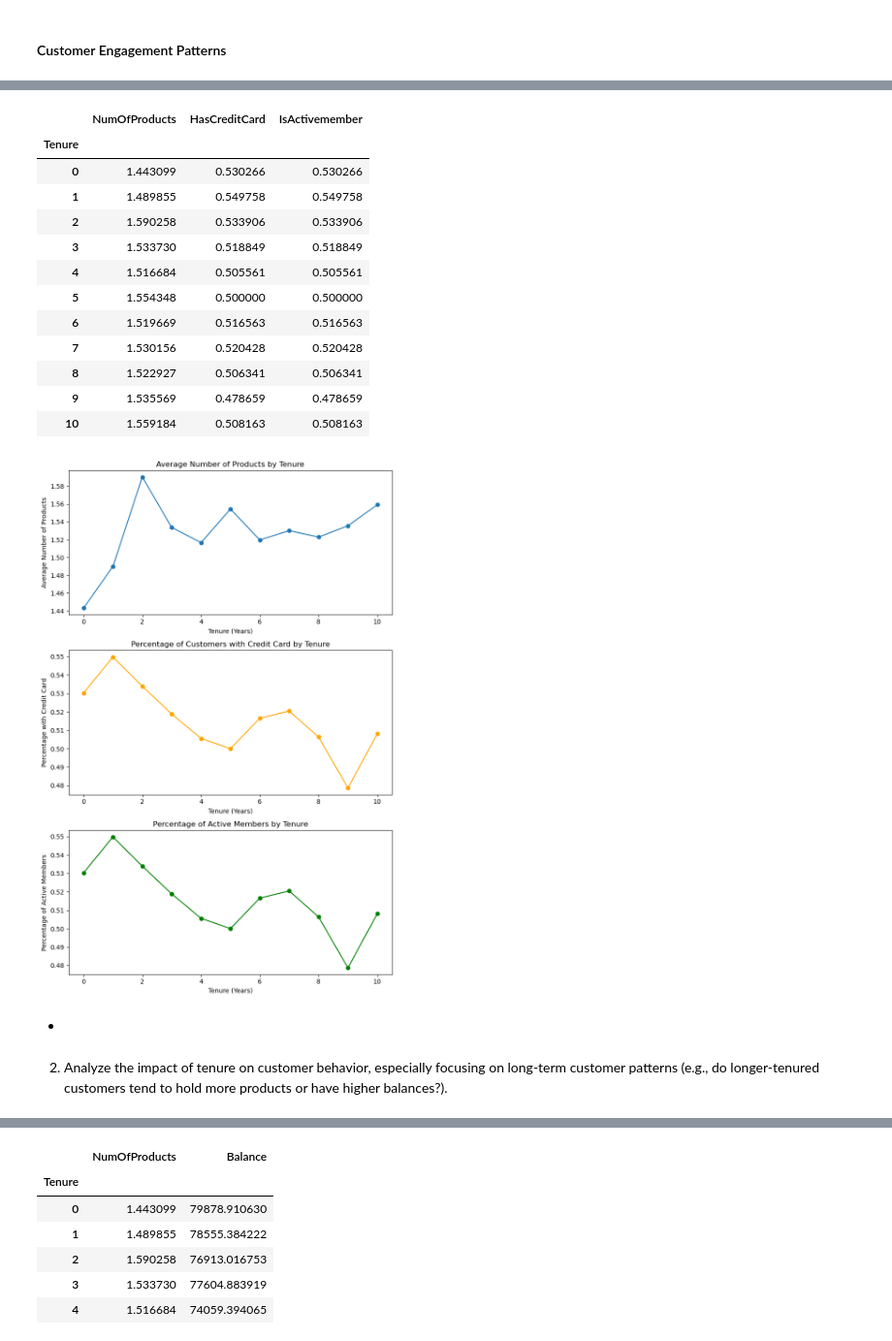
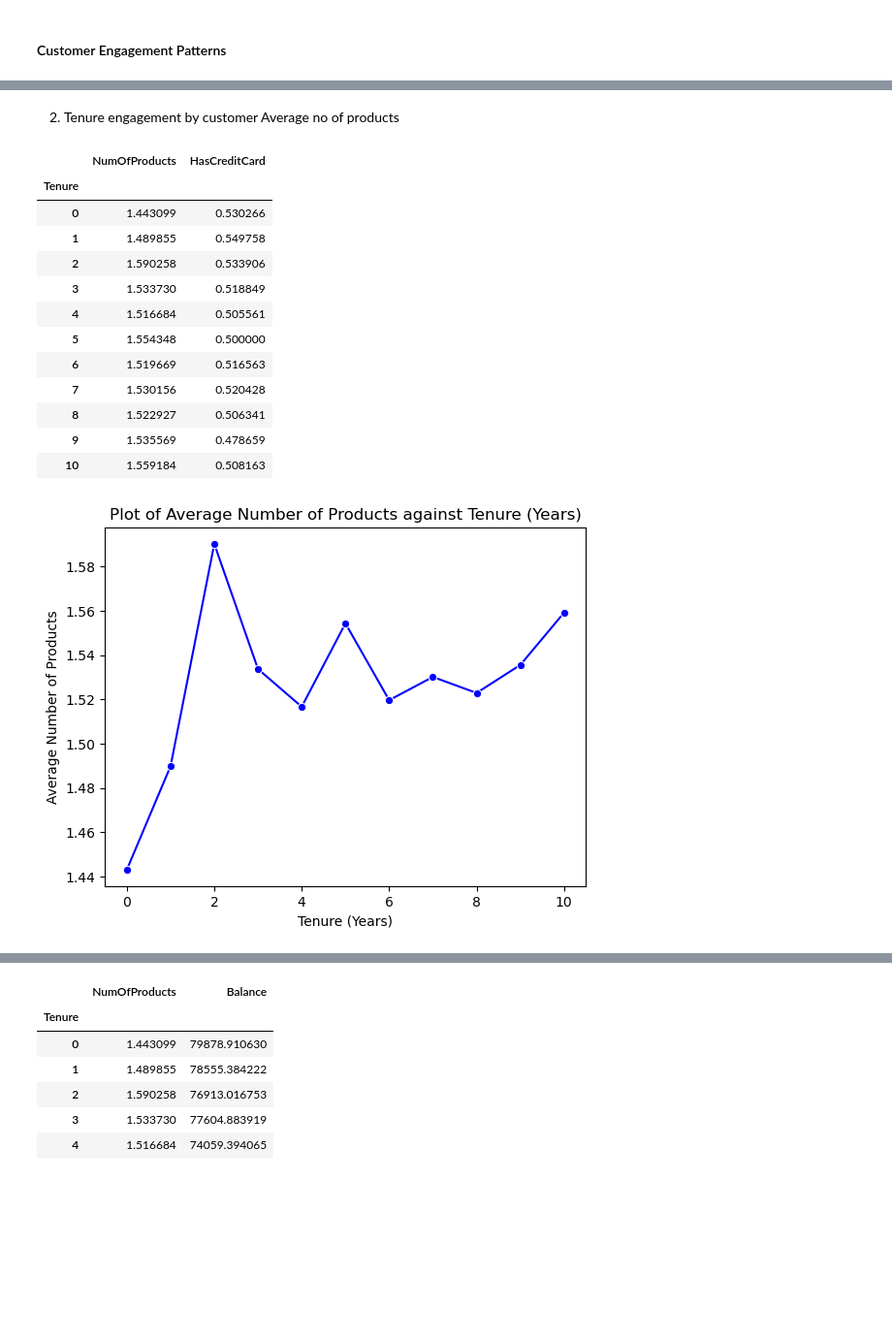
Before and after one commit to RosemaryDeal/Data-Analysis-Final-Project, a Jupyter notebook: Data-Analysis-Final-Project-Using-Pandas.ipynb, the cells around one changed output, grey strips where cells are left out. Shown at 97% size. Drawn from its saved outputs; the diff is of its cells as text; code cells hidden in the pictures; blank space fills up the shorter version.

```diff
--- a/Data-Analysis-Final-Project-Using-Pandas.ipynb
+++ b/Data-Analysis-Final-Project-Using-Pandas.ipynb
@@ -567,0 +602,13 @@ plt.show()
+# %%
+# Define tenure groups based on years
+
+def categorize_tenure(year):
+    if year <= 2:
+        return 'New Customers (0-2 years)'
+    elif 2 < year <= 6:
+        return 'Moderate Tenure (2-6 years)'
+    else:
+        return 'Loyal Customers (6+ years)'
+
+# Apply tenure categorization
+data_df['Tenure_Category'] = data_df['Tenure'].apply(categorize_tenure)
@@ -617,55 +709,28 @@ memory usage: 1.1+ MB
+# %% [markdown]
+2. Tenure engagement by customer Average no of products
 # %%
 
 # Group by Tenure and calculate average engagement metrics
-tenure_engagement = data_df.groupby('Tenure').agg({
-    'NumOfProducts': 'mean',
-    'HasCreditCard': 'mean',
-    'IsActivemember': 'mean'
-})
+tenure_engagement = data_df.groupby('Tenure')[['NumOfProducts', 'HasCreditCard']].mean()
 
 # Display the result
 tenure_engagement
 # %% [output]
-|  | NumOfProducts | HasCreditCard | IsActivemember |
-| Tenure |  |  |  |
-| 0 | 1.443099 | 0.530266 | 0.530266 |
-| 1 | 1.489855 | 0.549758 | 0.549758 |
-| 2 | 1.590258 | 0.533906 | 0.533906 |
-| 3 | 1.533730 | 0.518849 | 0.518849 |
-| 4 | 1.516684 | 0.505561 | 0.505561 |
-| 5 | 1.554348 | 0.500000 | 0.500000 |
-| 6 | 1.519669 | 0.516563 | 0.516563 |
-| 7 | 1.530156 | 0.520428 | 0.520428 |
-| 8 | 1.522927 | 0.506341 | 0.506341 |
-| 9 | 1.535569 | 0.478659 | 0.478659 |
-| 10 | 1.559184 | 0.508163 | 0.508163 |
+|  | NumOfProducts | HasCreditCard |
+| Tenure |  |  |
+| 0 | 1.443099 | 0.530266 |
+| 1 | 1.489855 | 0.549758 |
+| 2 | 1.590258 | 0.533906 |
+| 3 | 1.533730 | 0.518849 |
+| 4 | 1.516684 | 0.505561 |
+| 5 | 1.554348 | 0.500000 |
+| 6 | 1.519669 | 0.516563 |
+| 7 | 1.530156 | 0.520428 |
+| 8 | 1.522927 | 0.506341 |
+| 9 | 1.535569 | 0.478659 |
+| 10 | 1.559184 | 0.508163 |
 # %%
 # Plot the results
-fig, axs = plt.subplots(3, 1, figsize=(8, 12))
-
-# Number of Products by Tenure
-axs[0].plot(tenure_engagement.index, tenure_engagement['NumOfProducts'], marker='o')
-axs[0].set_title('Average Number of Products by Tenure')
-axs[0].set_xlabel('Tenure (Years)')
-axs[0].set_ylabel('Average Number of Products')
-
-# HasCreditCard by Tenure
-axs[1].plot(tenure_engagement.index, tenure_engagement['HasCreditCard'], marker='o', color='orange')
-axs[1].set_title('Percentage of Customers with Credit Card by Tenure')
-axs[1].set_xlabel('Tenure (Years)')
-axs[1].set_ylabel('Percentage with Credit Card')
-
-# IsActiveMember by Tenure
-axs[2].plot(tenure_engagement.index, tenure_engagement['IsActivemember'], marker='o', color='green')
-axs[2].set_title('Percentage of Active Members by Tenure')
-axs[2].set_xlabel('Tenure (Years)')
-axs[2].set_ylabel('Percentage of Active Members')
-
-plt.tight_layout()
-plt.show()
+get_line_chart(tenure_engagement.index, tenure_engagement['NumOfProducts'], 'Tenure (Years)', 'Average Number of Products', tenure_engagement)
 # %% [output]
-[figure, old version]
+[figure, new version]
-# %% [markdown]
--
-# %% [markdown]
-2. Analyze the impact of tenure on customer behavior, especially focusing on long-term customer patterns (e.g., do longer-tenured customers tend to hold more products or have higher balances?).
```
Also changed, not shown: parts of 90 cells of this notebook, 27 other files.
